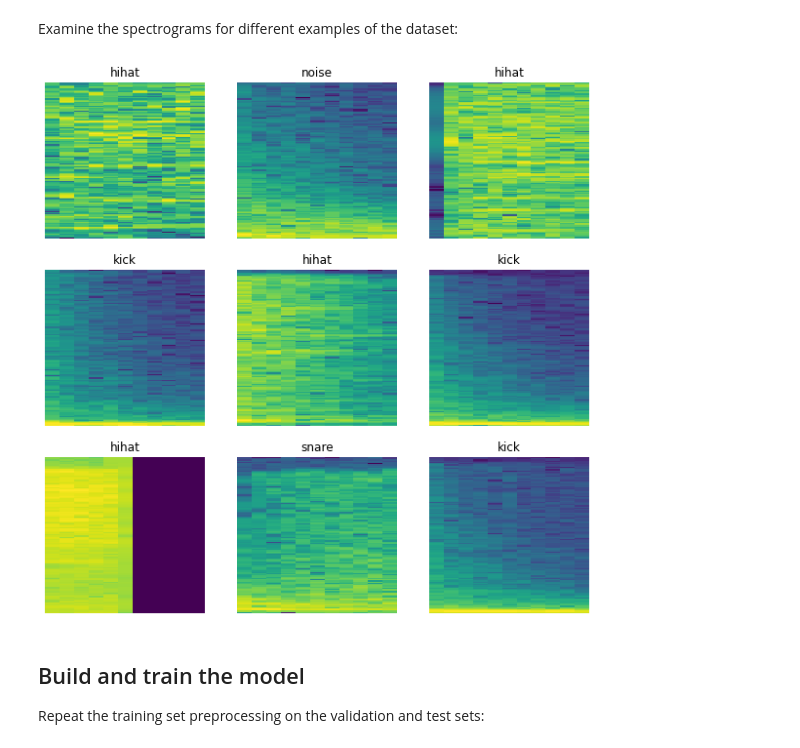
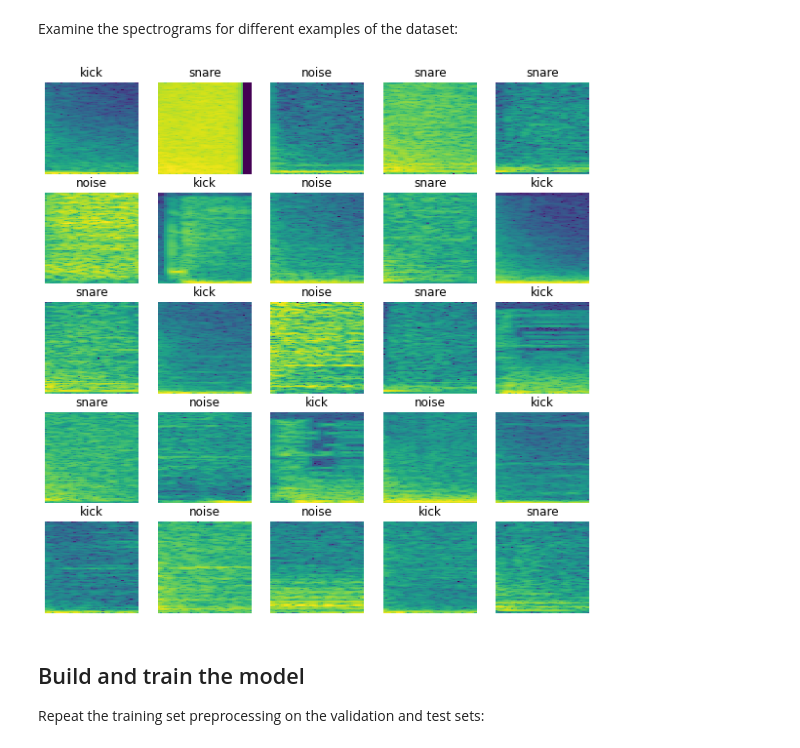
Before and after one commit to RafaSRibeiro/WaveDetect, a Jupyter notebook: jupyter/work/simple_audio.ipynb, the cells around one changed output. Cells and saved outputs as stored; diff of their text form; code cells hidden in the pictures.

```diff
--- a/jupyter/work/simple_audio.ipynb
+++ b/jupyter/work/simple_audio.ipynb
@@ -95,9 +83,9 @@ To enable them in other operations, rebuild TensorFlow with the appropriate comp
 # %% [markdown]
 Split `filenames` into training, validation and test sets using a 80:10:10 ratio, respectively:
 # %%
-train_files = filenames[:217]
-val_files = filenames[218: 245]
-test_files = filenames[246:272]
+train_files = filenames[:368]
+val_files = filenames[369: 415]
+test_files = filenames[416:461]
 
 print('Training set size', len(train_files))
 print('Validation set size', len(val_files))
@@ -217,7 +205,7 @@ def get_spectrogram(waveform):
   equal_length = tf.concat([waveform, zero_padding], 0)
   # Convert the waveform to a spectrogram via a STFT.
   spectrogram = tf.signal.stft(
-      equal_length, frame_length=255, frame_step=128)
+      equal_length, frame_length=255, frame_step=32)
   # Obtain the magnitude of the STFT.
   spectrogram = tf.abs(spectrogram)
   # Add a `channels` dimension, so that the spectrogram can be used
@@ -289,22 +277,22 @@ spectrogram_ds = waveform_ds.map(
 # %% [markdown]
 Examine the spectrograms for different examples of the dataset:
 # %%
-rows = 3
-cols = 3
+rows = 5
+cols = 5
 n = rows*cols
 fig, axes = plt.subplots(rows, cols, figsize=(10, 10))
 
 for i, (spectrogram, label_id) in enumerate(spectrogram_ds.take(n)):
   r = i // cols
   c = i % cols
   ax = axes[r][c]
   plot_spectrogram(spectrogram.numpy(), ax)
   ax.set_title(commands[label_id.numpy()])
   ax.axis('off')
 
 plt.show()
 # %% [output]
-[figure, old version]
+[figure, new version]
 # %% [markdown]
 ## Build and train the model
 
```
Also changed, not shown: parts of 18 cells of this notebook, 4 other files.
